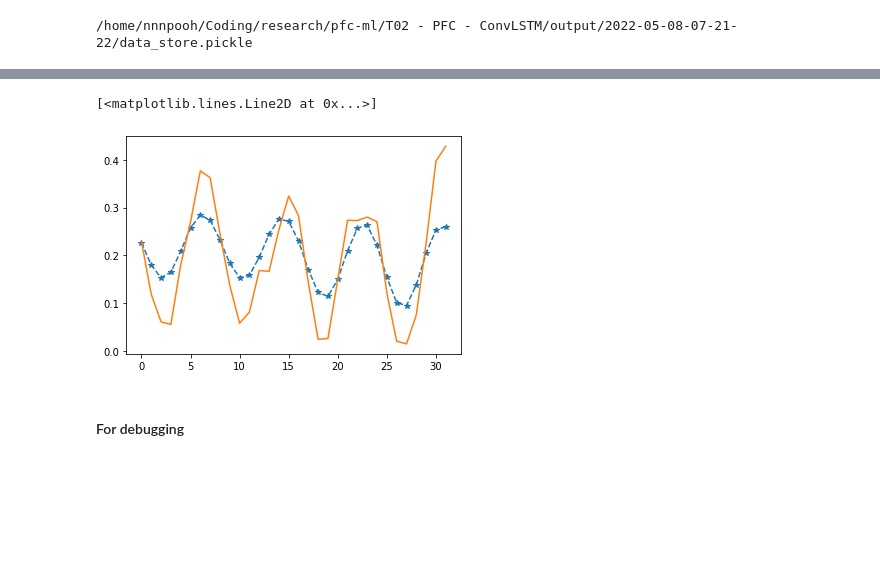
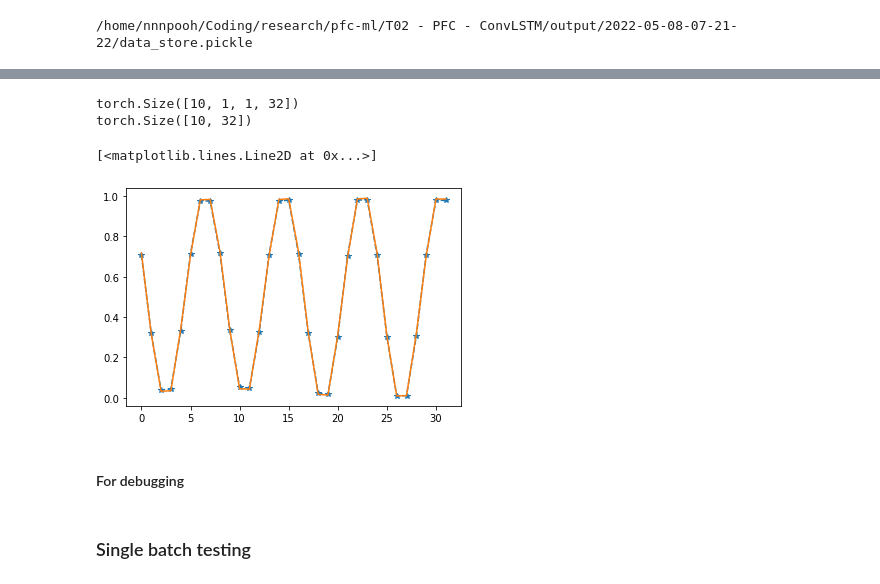
Before and after one commit to nnnpooh/pfc-ml, a Jupyter notebook: T04 - Pytorch ConvLSTM/C2 - ConvLSTM.ipynb, the cells around one changed output, grey strips where cells are left out. Drawn from its saved outputs; the diff is of its cells as text; code cells hidden in the pictures; blank space fills up the shorter version.

```diff
--- a/T04 - Pytorch ConvLSTM/C2 - ConvLSTM.ipynb
+++ b/T04 - Pytorch ConvLSTM/C2 - ConvLSTM.ipynb
@@ -272,3 +273,9 @@ data = data_dict["data"]
 # tFinal = data_dict["tf"]
 # dx = data_dict["dx"]
 # L = data_dict["L"]
+# %%
+# Due to sigmoid function, the output cannot be negative.  I could however, use linear layer to fix this?
+maxVal = data.max()
+minVal = data.min()
+dataScaled = (data - minVal) / (maxVal - minVal)
+plt.plot(dataScaled[-1, :])
@@ -308,4 +318,7 @@ class MyDataset(torch.utils.data.Dataset):
         X = self.X[index]
         y = self.y[index]
         return X, y
+# %%
+ds = MyDataset(dataScaled, seq_length, num_channels, frame_size)
+train_loader = DataLoader(ds, shuffle=True, batch_size=batch_size)
 # %%
@@ -337 +399,17 @@ criterion = nn.MSELoss(reduction="sum")
+# %%
+class History:
+    def __init__(self):
+        self.train_losses = []
+        self.val_losses = []
+        self.epoch = []
+        self.counter = 1
+    def __call__(self, train_loss, val_loss):
+        self.train_losses.append(train_loss)
+        self.val_losses.append(val_loss)
+        self.epoch.append(self.counter)
+        self.counter += 1
+# %%
+num_epochs = 1000
+patience = 20
+history = History()
 # %%
@@ -461,11 +476,19 @@ torch.Size([1, 1, 1, 32])
 # %%
-phiPred = pred[-1,0,0,:].cpu().detach().numpy()
-phi = train_[1][-1,:].cpu().detach().numpy()
-plt.plot(phi, '--*')
-plt.plot(phiPred)
+train_, phi_ = next(iter(train_loader))
+model.eval()
+pred_ = model(train_)
+print(pred_.size())
+print(phi_.size())
+
+pred = pred_[-1, 0, 0, :].cpu().detach().numpy()
+phi = phi_[-1, :].cpu().detach().numpy()
+plt.plot(phi, "--*")
+plt.plot(pred)
 # %% [output]
-[<matplotlib.lines.Line2D at 0x...>]
+torch.Size([10, 1, 1, 32])
+torch.Size([10, 32])
+[<matplotlib.lines.Line2D at 0x...>]
-[figure, old version]
+[figure, new version]
 # %% [markdown]
 #### For debugging
 # %%
@@ -483,3 +506,5 @@ plt.plot(phiPred)
 # optim.step()
 # optim.zero_grad()
 # print(output)
+# %% [markdown]
+### Single batch testing
```
Also changed, not shown: parts of 17 cells of this notebook, 1 other file.
